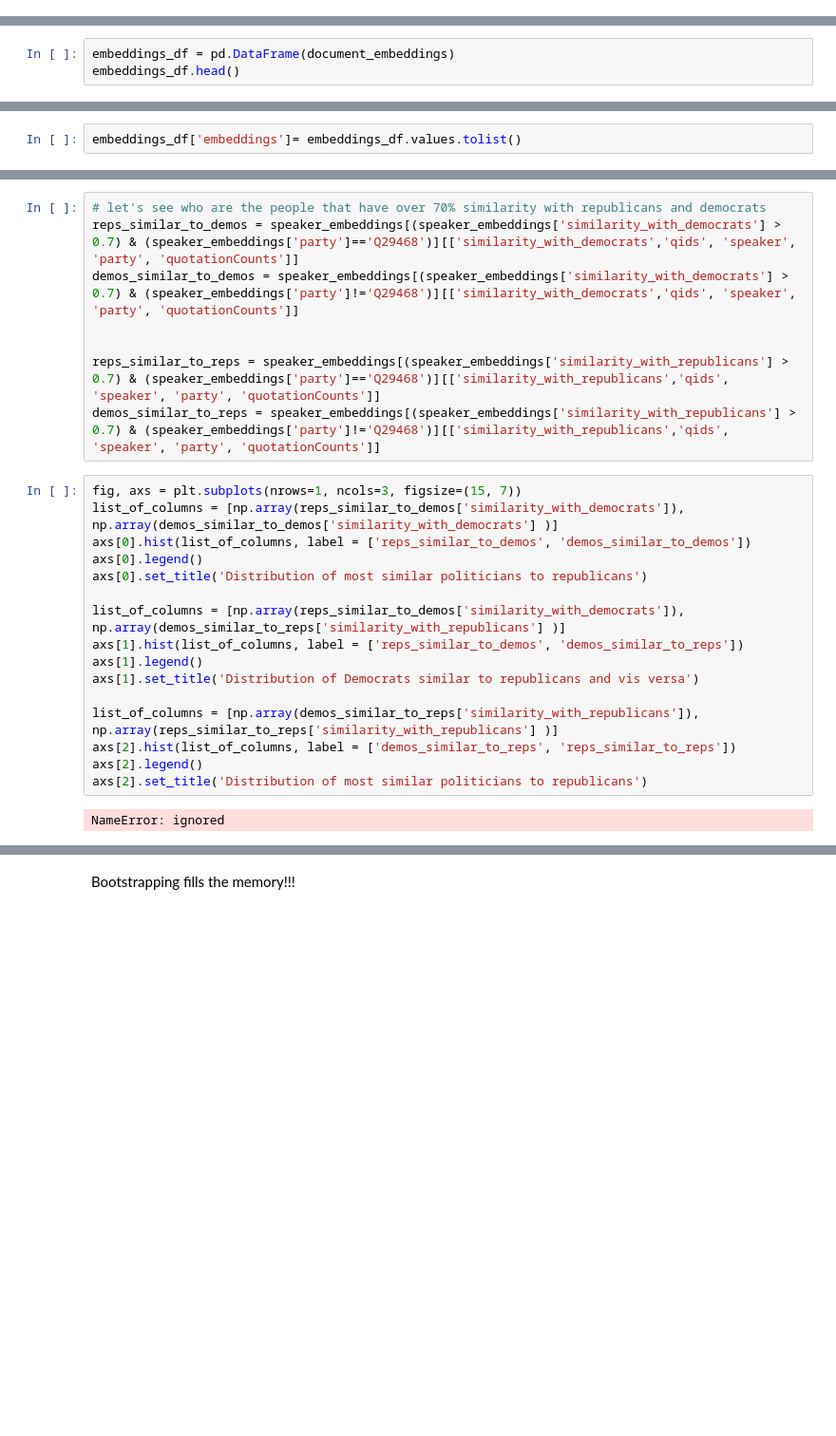
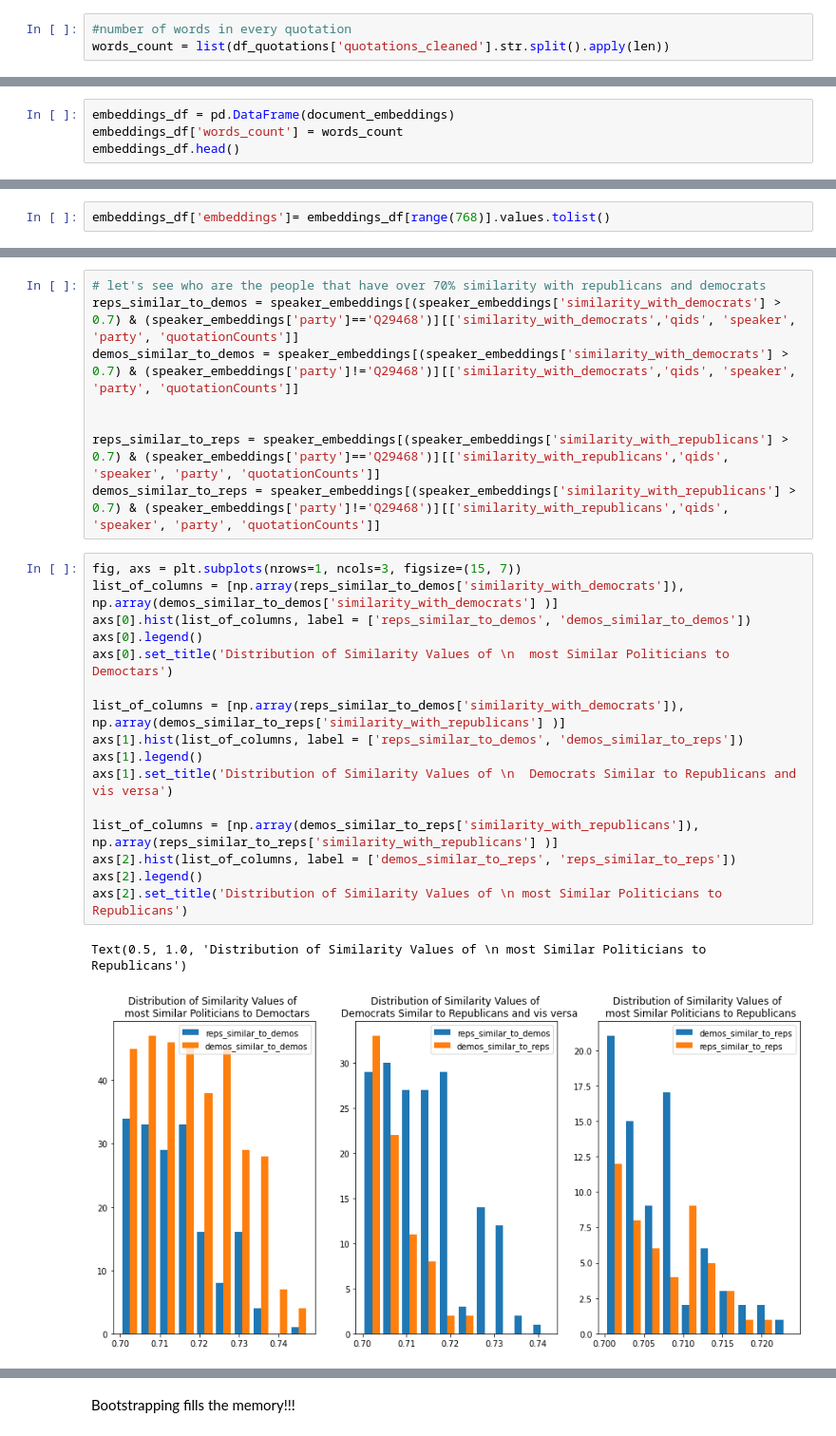
Before and after one commit to epfl-ada/ada-2021-project-the-internationadas, a Jupyter notebook: scripts/data_exploration.ipynb, the cells around one changed output, grey strips where cells are left out. Shown at 95% size. Saved outputs shown, nothing was run; the diff lists cells and outputs as text; blank space fills up the shorter version.

```diff
--- a/scripts/data_exploration.ipynb
+++ b/scripts/data_exploration.ipynb
@@ -585,10 +585,14 @@ rep_bert_cos_similarity
 0.4389721602201462
 # %% [markdown]
 ## Aggregating on person level
+# %%
+#number of words in every quotation
+words_count = list(df_quotations['quotations_cleaned'].str.split().apply(len))
 # %%
 document_embeddings = sbert_model.encode(list(df_quotations['quotations_cleaned'])).astype(np.float32)
 # %%
 embeddings_df = pd.DataFrame(document_embeddings)
+embeddings_df['words_count'] = words_count
 embeddings_df.head()
 # %% [output]
 |  | 0 | 1 | 2 | 3 | 4 | 5 | 6 | 7 | 8 | 9 | 10 | ... |
@@ -601,5 +605,5 @@ embeddings_df.head()
 # %%
-embeddings_df['embeddings']= embeddings_df.values.tolist()
+embeddings_df['embeddings']= embeddings_df[range(768)].values.tolist()
 # %%
 #embeddings_df = pd.DataFrame(embeddings_df['embeddings'])
 embeddings_df['embeddings'] = embeddings_df['embeddings'].apply(lambda x: np.array(x))
@@ -681,18 +693,19 @@ demos_similar_to_reps = speaker_embeddings[(speaker_embeddings['similarity_with_
 # %%
 fig, axs = plt.subplots(nrows=1, ncols=3, figsize=(15, 7))
 list_of_columns = [np.array(reps_similar_to_demos['similarity_with_democrats']), np.array(demos_similar_to_demos['similarity_with_democrats'] )]
 axs[0].hist(list_of_columns, label = ['reps_similar_to_demos', 'demos_similar_to_demos'])
 axs[0].legend()
-axs[0].set_title('Distribution of most similar politicians to republicans')
+axs[0].set_title('Distribution of Similarity Values of \n  most Similar Politicians to Democtars')
 
 list_of_columns = [np.array(reps_similar_to_demos['similarity_with_democrats']), np.array(demos_similar_to_reps['similarity_with_republicans'] )]
 axs[1].hist(list_of_columns, label = ['reps_similar_to_demos', 'demos_similar_to_reps'])
 axs[1].legend()
-axs[1].set_title('Distribution of Democrats similar to republicans and vis versa')
+axs[1].set_title('Distribution of Similarity Values of \n  Democrats Similar to Republicans and vis versa')
 
 list_of_columns = [np.array(demos_similar_to_reps['similarity_with_republicans']), np.array(reps_similar_to_reps['similarity_with_republicans'] )]
 axs[2].hist(list_of_columns, label = ['demos_similar_to_reps', 'reps_similar_to_reps'])
 axs[2].legend()
-axs[2].set_title('Distribution of most similar politicians to republicans')
+axs[2].set_title('Distribution of Similarity Values of \n most Similar Politicians to Republicans')
 # %% [output]
-NameError: ignored
+Text(0.5, 1.0, 'Distribution of Similarity Values of \n most Similar Politicians to Republicans')
+[figure, added]
```
Also changed, not shown: parts of 7 cells of this notebook.
